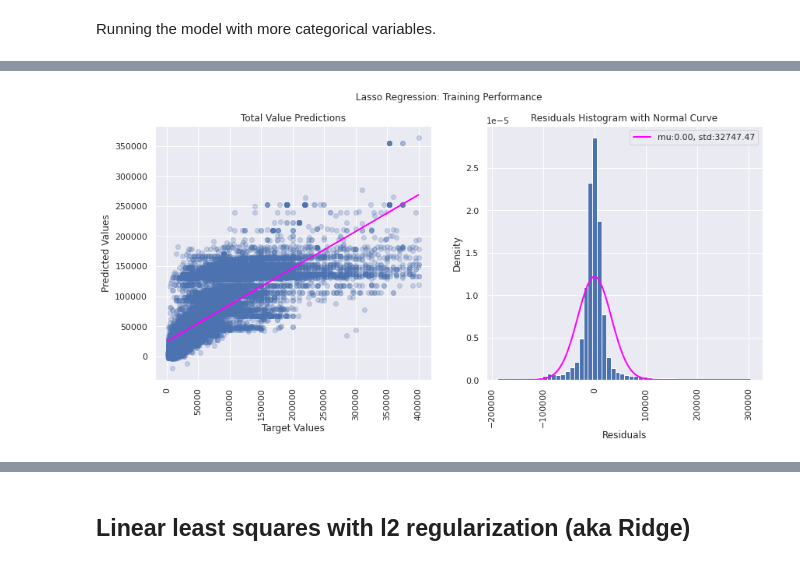
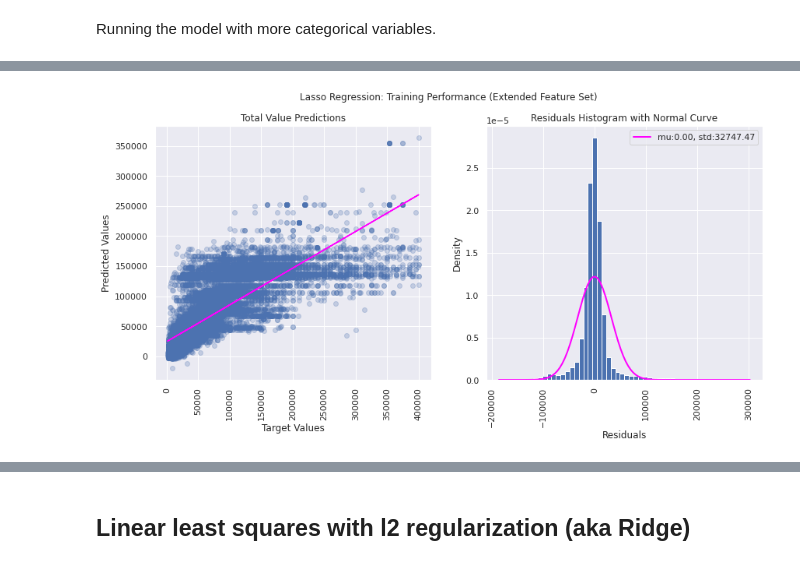
Before and after one commit to KatBCN/ML-PropertyAssessment, a Jupyter notebook: ML_Modeling_LinearRegression2_PropertyAssessment_Buffalo.ipynb, the cells around one changed output, grey strips where cells are left out. Cells and saved outputs as stored; diff of their text form; code cells hidden in the pictures.

```diff
--- a/ML_Modeling_LinearRegression2_PropertyAssessment_Buffalo.ipynb
+++ b/ML_Modeling_LinearRegression2_PropertyAssessment_Buffalo.ipynb
@@ -712,6 +730,6 @@ Target values:  SBL
 Name: Total Value, dtype: float64
 # %%
 # create visualizations to evaluate performance
-getPredictionPlot(train_y, y_pred_train, "Lasso Regression: Training Performance")
+getPredictionPlot(train_y, y_pred_train, "Lasso Regression: Training Performance (Extended Feature Set)")
 # %% [output]
-[figure, old version]
+[figure, new version]
```
Also changed, not shown: parts of 24 cells of this notebook.
